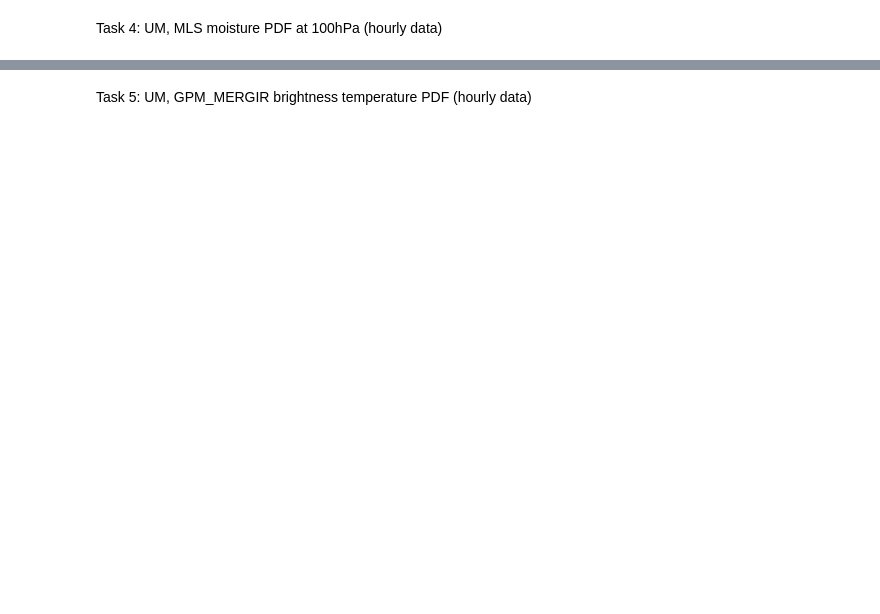
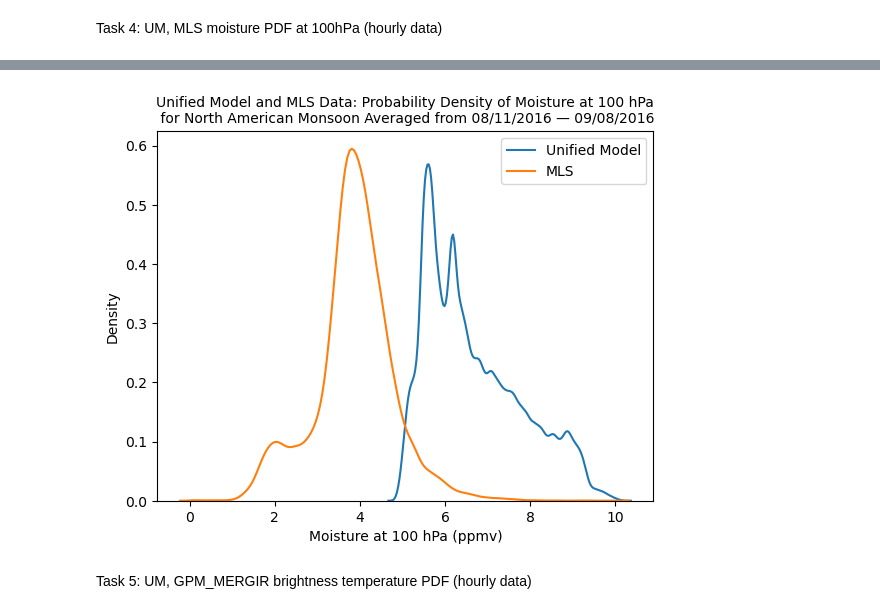
Before and after one commit to sierrastevnson/JPL-DeepConvection, a Jupyter notebook: Tasks/Code/tasks4_5_UM_MLS_GPM_PDFs.ipynb, the cells around one changed output, grey strips where cells are left out. Drawn from its saved outputs; the diff is of its cells as text; code cells hidden in the pictures; blank space fills up the shorter version.

```diff
--- a/Tasks/Code/tasks4_5_UM_MLS_GPM_PDFs.ipynb
+++ b/Tasks/Code/tasks4_5_UM_MLS_GPM_PDFs.ipynb
@@ -93,2 +170,8 @@ MLS_h2o100_hrly_flat = MLS_h2o100_hrly_arr.ravel()
+# %%
+MLS = MLS_hrly
+MLS_100 = MLS.sel(lev=100) * VMR_to_ppmv
+MLS_NAM = MLS_100.where(MLS_100.lon > 30, drop=True)
+MLS_NAM_arr = np.array(MLS_NAM['value']).ravel()
+MLS_NAM_arr = MLS_NAM_arr[~np.isnan(MLS_NAM_arr)]
 # %% [markdown]
 ### GPM_MERGIR data
@@ -208,2 +312,8 @@ UM Moisture
+# %%
+UM_hus100_AM = np.load("/users/smsteven/Tasks/Files/UM_hus_100hPa.npy")[:,284:2277]    # TODO: Make cleaner
+UM_hus100_NAM = np.load("/users/smsteven/Tasks/Files/UM_hus_100hPa.npy")[:,3129:4552]
+# %%
+UM_hus100_AM_flat = UM_hus100_AM.ravel()
+UM_hus100_NAM_flat = UM_hus100_NAM.ravel()
 # %% [markdown]
 UM OLR (Brightness Temperature)
@@ -271,3 +401,7 @@ CreatePDF(MLS_h2o100_hrly)
+# %%
+CreatePDF(UM_hus100_NAM_flat, MLS_NAM_arr, "North American Monsoon", source2="MLS")
+# %% [output]
+[figure, added]
 # %% [markdown]
 Task 5: UM, GPM_MERGIR brightness temperature PDF (hourly data)
 # %%
```
Also changed, not shown: parts of 33 cells of this notebook, 14 other files.
